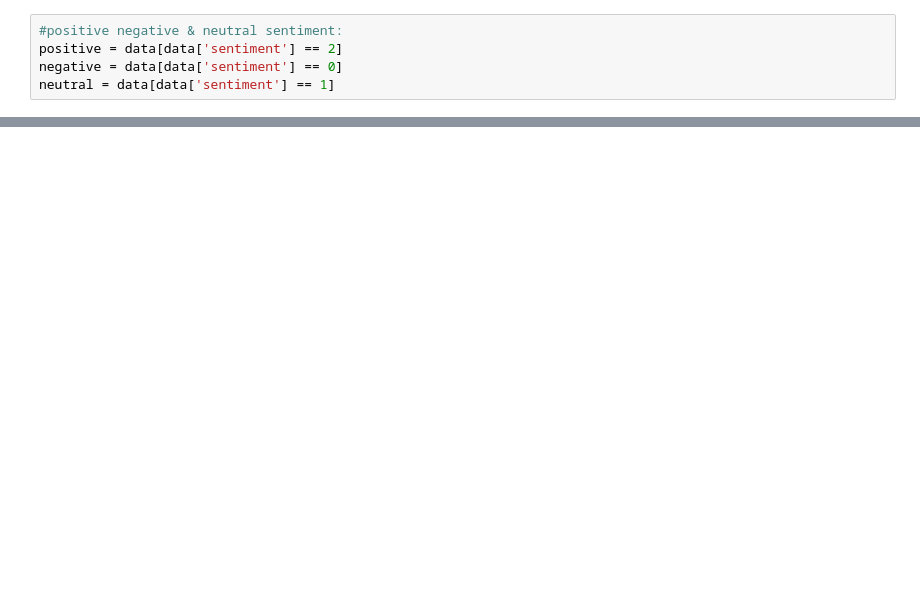
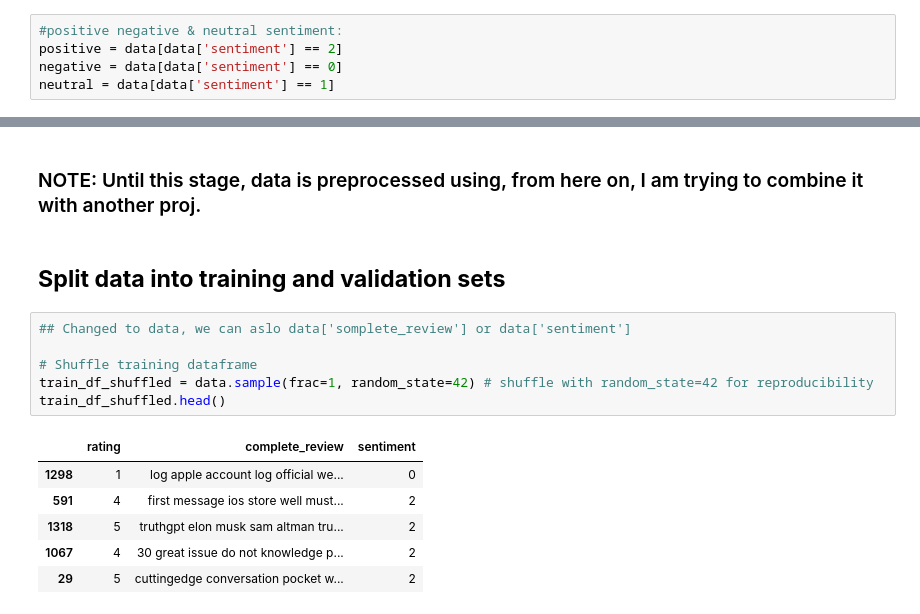
Before and after one commit to Nimausfi/ChatGPT_Reviews, a Jupyter notebook: ChatGPT_reviews.ipynb, the cells around one changed output, grey strips where cells are left out. Cells and saved outputs as stored; diff of their text form; blank space fills up the shorter version.

```diff
--- a/ChatGPT_reviews.ipynb
+++ b/ChatGPT_reviews.ipynb
@@ -538,0 +375,17 @@ from sklearn.model_selection import train_test_split
+# %% [markdown]
+### NOTE: Until this stage, data is preprocessed using, from here on, I am trying to combine it with another proj.
+# %% [markdown]
+## **Split data into training and validation sets**
+# %%
+## Changed to data, we can aslo data['somplete_review'] or data['sentiment']
+
+# Shuffle training dataframe
+train_df_shuffled = data.sample(frac=1, random_state=42) # shuffle with random_state=42 for reproducibility
+train_df_shuffled.head()
+# %% [output]
+|  | rating | complete_review | sentiment |
+| 1298 | 1 | log apple account log official we... | 0 |
+| 591 | 4 | first message ios store well must... | 2 |
+| 1318 | 5 | truthgpt elon musk sam altman tru... | 2 |
+| 1067 | 4 | 30 great issue do not knowledge p... | 2 |
+| 29 | 5 | cuttingedge conversation pocket w... | 2 |
```
Also changed, not shown: parts of 68 cells of this notebook.
